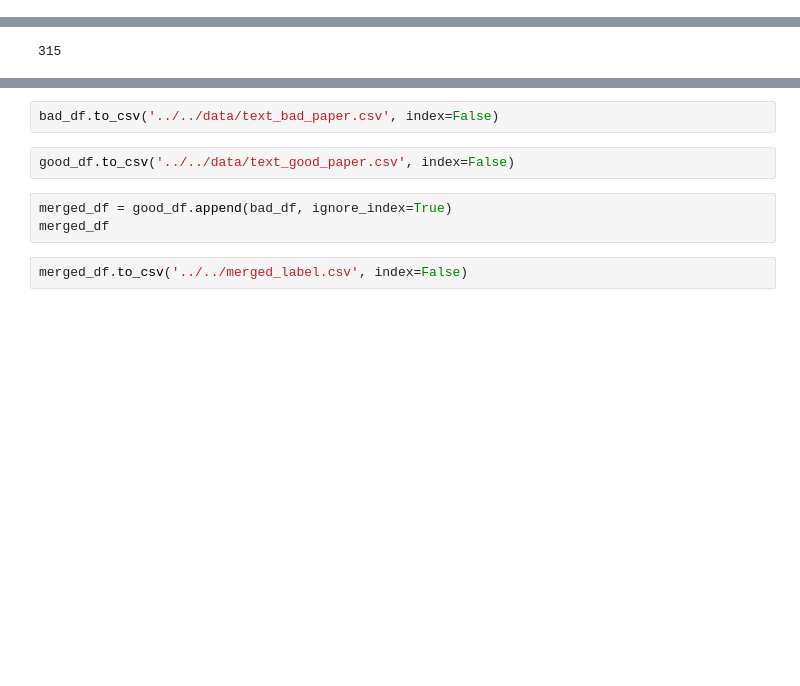
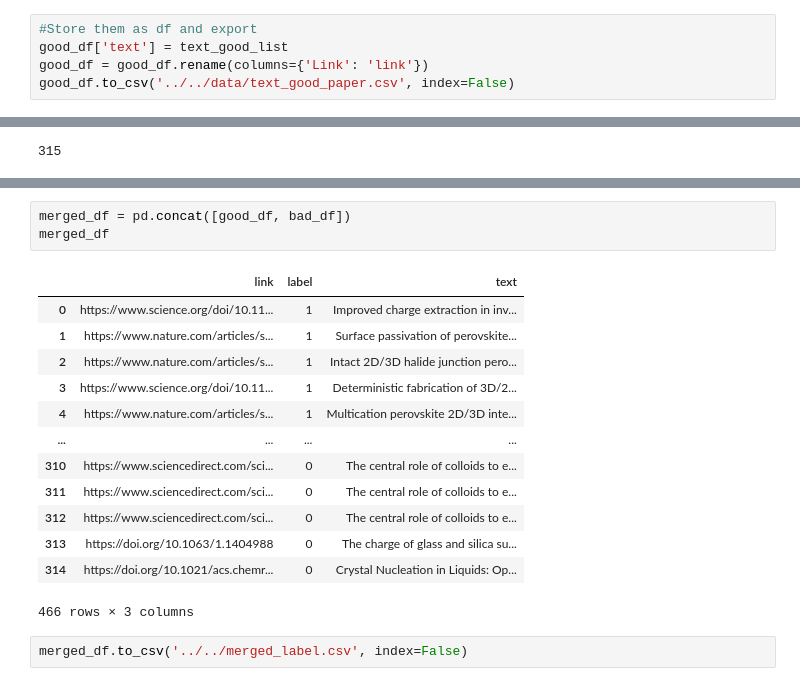
Before and after one commit to kanggunh/DSC180_B11, a Jupyter notebook: work_in_progress/Jill's Work/Scrapint_texts.ipynb, the cells around one changed output, grey strips where cells are left out. Saved outputs shown, nothing was run; the diff lists cells and outputs as text; blank space fills up the shorter version.

Commit message:
Scrapint_texts.ipynb successful
Successfully scraped all text in good and irrelevent links. Produced new merged_label.csv.

```diff
--- a/work_in_progress/Jill's Work/Scrapint_texts.ipynb
+++ b/work_in_progress/Jill's Work/Scrapint_texts.ipynb
@@ -139,4 +135,9 @@ Stacktrace:
 len(text_good_list)
 # %% [output]
 151
+# %%
+#Store them as df and export
+good_df['text'] = text_good_list
+good_df = good_df.rename(columns={'Link': 'link'})
+good_df.to_csv('../../data/text_good_paper.csv', index=False)
 # %%
@@ -180,9 +207,19 @@ bad_df
-# %%
-bad_df.to_csv('../../data/text_bad_paper.csv', index=False)
-# %%
-good_df.to_csv('../../data/text_good_paper.csv', index=False)
 # %%
-merged_df = good_df.append(bad_df, ignore_index=True)
+merged_df = pd.concat([good_df, bad_df])
 merged_df
+# %% [output]
+|  | link | label | text |
+| 0 | https://www.science.org/doi/10.11... | 1 | Improved charge extraction in inv... |
+| 1 | https://www.nature.com/articles/s... | 1 | Surface passivation of perovskite... |
+| 2 | https://www.nature.com/articles/s... | 1 | Intact 2D/3D halide junction pero... |
+| 3 | https://www.science.org/doi/10.11... | 1 | Deterministic fabrication of 3D/2... |
+| 4 | https://www.nature.com/articles/s... | 1 | Multication perovskite 2D/3D inte... |
+| ... | ... | ... | ... |
+| 310 | https://www.sciencedirect.com/sci... | 0 | The central role of colloids to e... |
+| 311 | https://www.sciencedirect.com/sci... | 0 | The central role of colloids to e... |
+| 312 | https://www.sciencedirect.com/sci... | 0 | The central role of colloids to e... |
+| 313 | https://doi.org/10.1063/1.1404988 | 0 | The charge of glass and silica su... |
+| 314 | https://doi.org/10.1021/acs.chemr... | 0 | Crystal Nucleation in Liquids: Op... |
+466 rows × 3 columns
 # %%
 merged_df.to_csv('../../merged_label.csv', index=False)
```
Also changed, not shown: parts of 7 cells of this notebook, 3 other files.
